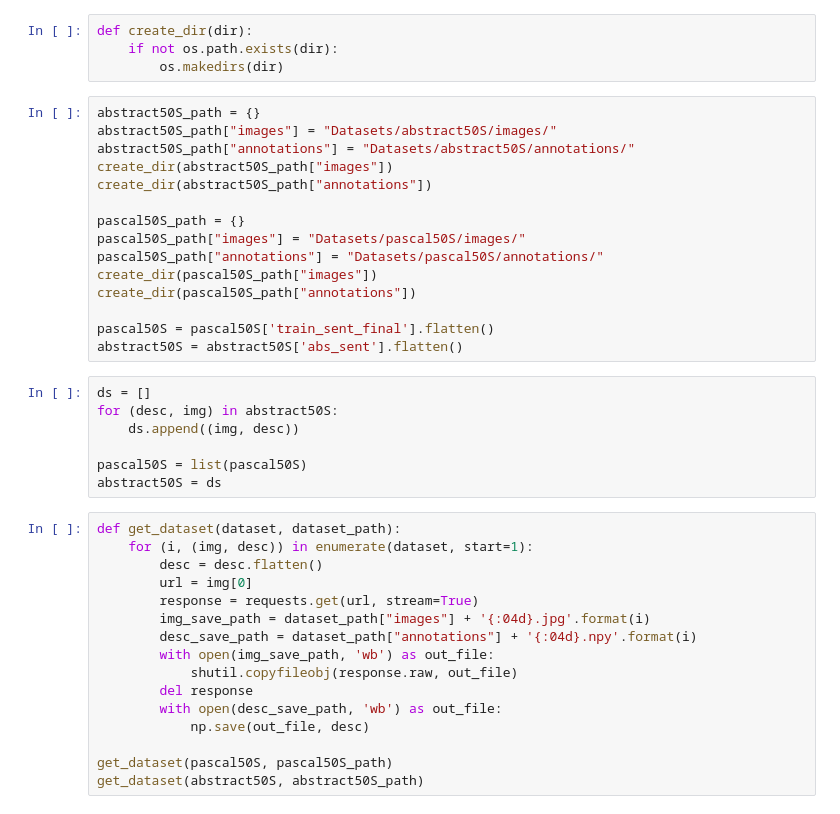
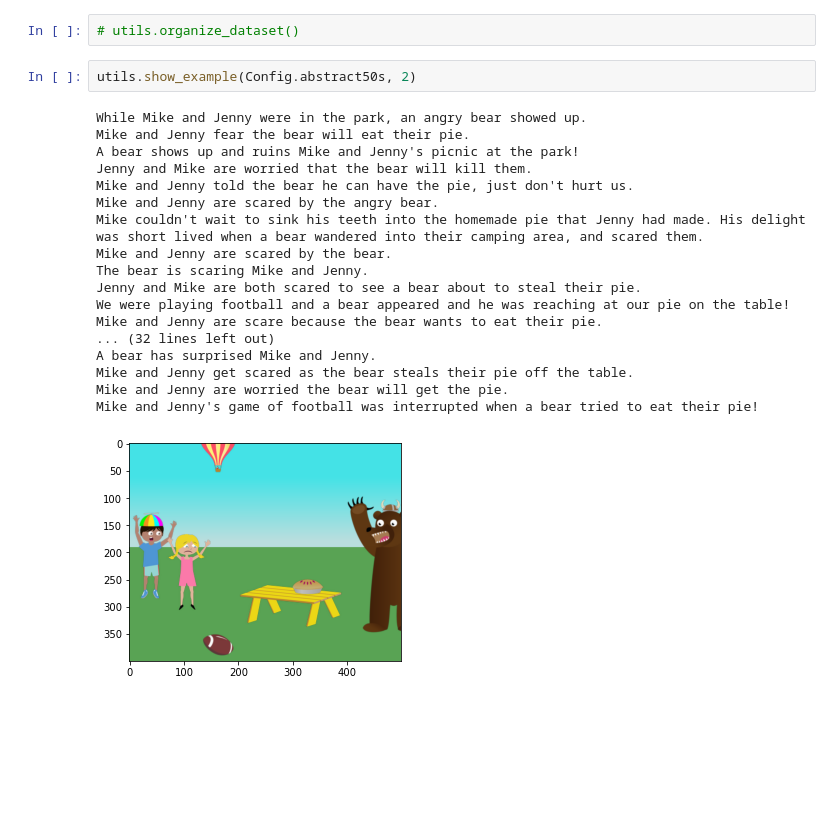
Before and after one commit to Yogesh7920/Pascal-VOC, a Jupyter notebook: DL_Team7.ipynb, the cells around one changed output. Drawn from its saved outputs; the diff is of its cells as text; blank space fills up the shorter version.

```diff
--- a/DL_Team7.ipynb
+++ b/DL_Team7.ipynb
@@ -30,42 +20,23 @@ pascal50S = scipy.io.loadmat("Datasets/pascal50S.mat")
-# %%
-def create_dir(dir):
-    if not os.path.exists(dir):
-        os.makedirs(dir)
-# %%
-abstract50S_path = {}
-abstract50S_path["images"] = "Datasets/abstract50S/images/"
-abstract50S_path["annotations"] = "Datasets/abstract50S/annotations/"
-create_dir(abstract50S_path["images"])
-create_dir(abstract50S_path["annotations"])
-
-pascal50S_path = {}
-pascal50S_path["images"] = "Datasets/pascal50S/images/"
-pascal50S_path["annotations"] = "Datasets/pascal50S/annotations/"
-create_dir(pascal50S_path["images"])
-create_dir(pascal50S_path["annotations"])
-
-pascal50S = pascal50S['train_sent_final'].flatten()
-abstract50S = abstract50S['abs_sent'].flatten()
-# %%
-ds = []
-for (desc, img) in abstract50S:
-    ds.append((img, desc))
-
-pascal50S = list(pascal50S)
-abstract50S = ds
-# %%
-def get_dataset(dataset, dataset_path):
-    for (i, (img, desc)) in enumerate(dataset, start=1):
-        desc = desc.flatten()
-        url = img[0]
-        response = requests.get(url, stream=True)
-        img_save_path = dataset_path["images"] + '{:04d}.jpg'.format(i)
-        desc_save_path = dataset_path["annotations"] + '{:04d}.npy'.format(i)
-        with open(img_save_path, 'wb') as out_file:
-            shutil.copyfileobj(response.raw, out_file)
-        del response
-        with open(desc_save_path, 'wb') as out_file:
-            np.save(out_file, desc)
-
-get_dataset(pascal50S, pascal50S_path)
-get_dataset(abstract50S, abstract50S_path)
+# %%
+# utils.organize_dataset()
+# %%
+utils.show_example(Config.abstract50s, 2)
+# %% [output]
+While Mike and Jenny were in the park, an angry bear showed up.
+Mike and Jenny fear the bear will eat their pie.
+A bear shows up and ruins Mike and Jenny's picnic at the park!
+Jenny and Mike are worried that the bear will kill them.
+Mike and Jenny told the bear he can have the pie, just don't hurt us.
+Mike and Jenny are scared by the angry bear.
+Mike couldn't wait to sink his teeth into the homemade pie that Jenny had made. His delight was short lived when a bear wandered into their camping area, and scared them.
+Mike and Jenny are scared by the bear.
+The bear is scaring Mike and Jenny.
+Jenny and Mike are both scared to see a bear about to steal their pie.
+We were playing football and a bear appeared and he was reaching at our pie on the table!
+Mike and Jenny are scare because the bear wants to eat their pie.
+... (32 lines left out)
+A bear has surprised Mike and Jenny.
+Mike and Jenny get scared as the bear steals their pie off the table.
+Mike and Jenny are worried the bear will get the pie.
+Mike and Jenny's game of football was interrupted when a bear tried to eat their pie!
+[figure, added]
```
Also changed, not shown: parts of 3 cells of this notebook, 4 other files.
